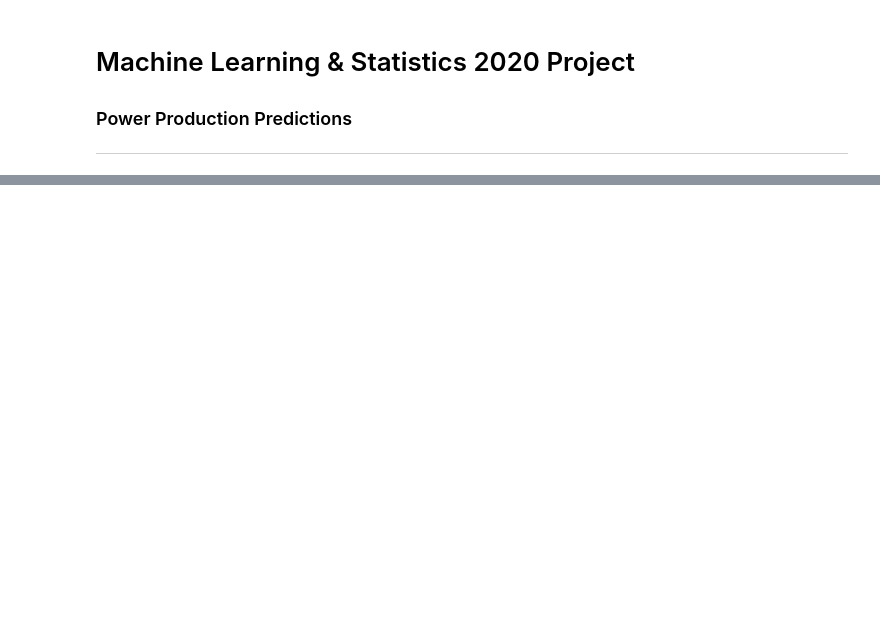
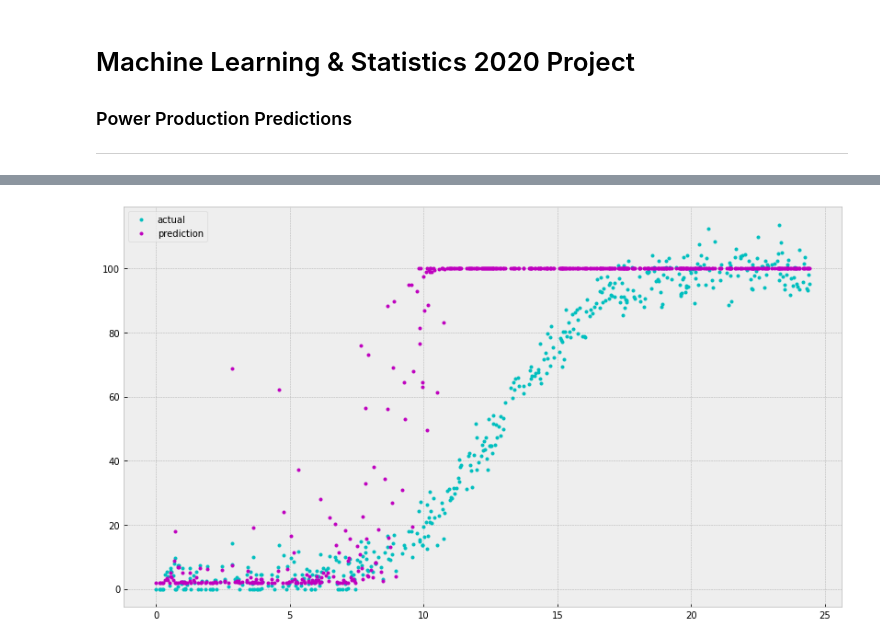
Before and after one commit to dervlac/MLS-Assessment, a Jupyter notebook: MLS Project.ipynb, the cells around one changed output, grey strips where cells are left out. Saved outputs shown, nothing was run; the diff lists cells and outputs as text; code cells hidden in the pictures; blank space fills up the shorter version.

Commit message:
initial attempt to model the data

```diff
--- a/MLS Project.ipynb
+++ b/MLS Project.ipynb
@@ -10,2 +18,7 @@ import pandas as pd
+# %%
+# Plot style.
+plt.style.use("bmh")
+# Plot size.
+plt.rcParams['figure.figsize'] = [14, 8]
 # %%
 df = pd.read_csv("https://raw.githubusercontent.com/ianmcloughlin/2020A-machstat-project/master/dataset/powerproduction.csv")
@@ -39,0 +25,3 @@ df.describe()
+# %%
+data = df.drop([208,340,404,456,490,491,492,493,494,495,496,497,498,499], axis=0)
+data.reset_index(inplace=True)
@@ -39,0 +30,9 @@ df.describe()
+# %%
+# from topic 7 in the lectures
+model = kr.models.Sequential()
+model.add(kr.layers.Dense(50, input_shape=(1,), activation='sigmoid', kernel_initializer="random_normal", bias_initializer="zeros"))
+model.add(kr.layers.Dense(1, activation='linear', kernel_initializer="ones", bias_initializer="zeros"))
+model.compile(kr.optimizers.Adam(lr=0.001), loss='mean_squared_error')
+# %%
+# fit the data using the training sub-dataframes
+model.fit(data['speed'], data['power'], epochs=100)
@@ -39,0 +58,6 @@ df.describe()
+# %%
+plt.plot(data['speed'], data['power'], 'c.', label='actual')
+plt.plot(data['speed'], model.predict(data['power']), 'm.', label='prediction')
+plt.legend();
+# %% [output]
+[figure, added]
```
Also changed, not shown: parts of 7 cells of this notebook.
